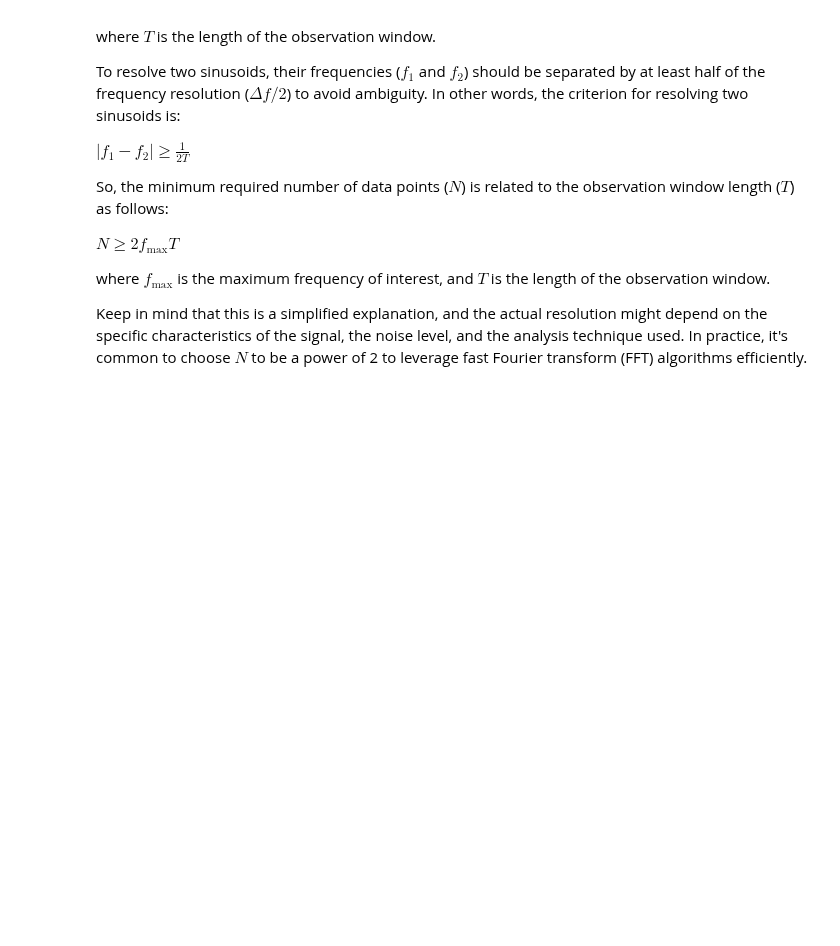
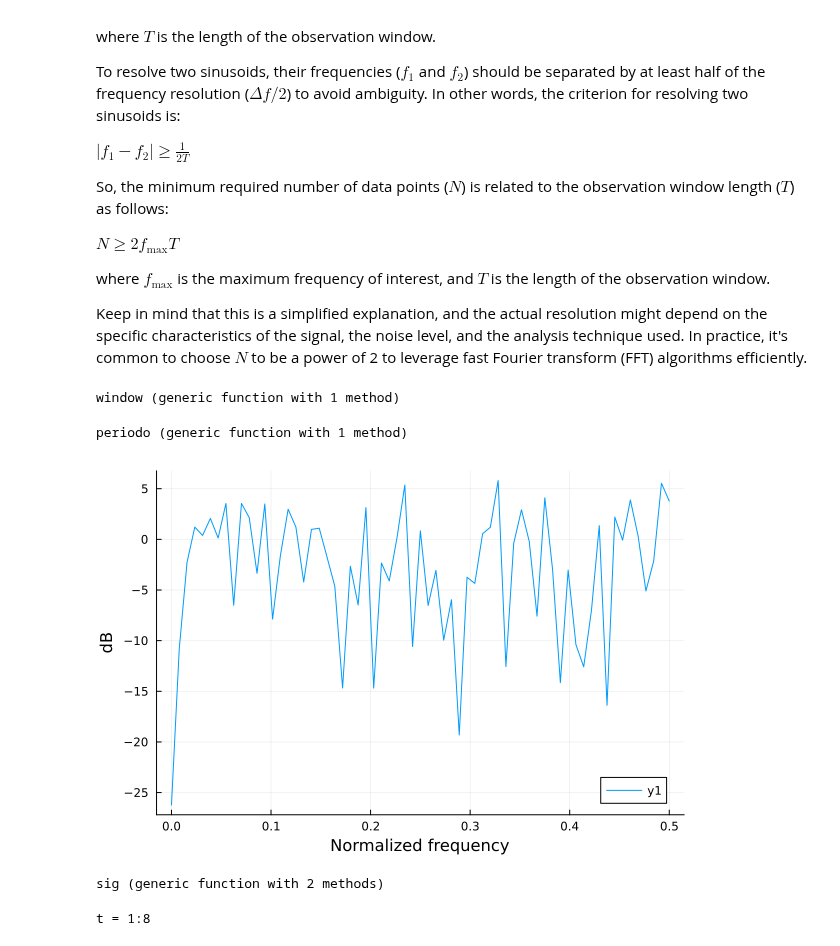
Before and after one commit to setrar/SSP, a Jupyter notebook: Homework/3/Part I/SpectrumEstimation.ipynb, the cells around one changed output. Drawn from its saved outputs; the diff is of its cells as text; code cells hidden in the pictures; blank space fills up the shorter version.

```diff
--- a/Homework/3/Part I/SpectrumEstimation.ipynb
+++ b/Homework/3/Part I/SpectrumEstimation.ipynb
@@ -62,0 +33,4 @@ display(plt)
+# %%
+include("window.jl")
+# %% [output]
+window (generic function with 1 method)
@@ -62,0 +50,21 @@ display(plt)
+# %%
+include("periodo.jl")
+# %% [output]
+periodo (generic function with 1 method)
+# %%
+# Example usage
+signal = randn(1000)  # Replace with your signal
+N = 128  # Replace with the desired number of bins
+periodo(signal, N)
+# %% [output]
+[figure, added]
+# %%
+include("sigm.jl")
+# %% [output]
+sig (generic function with 2 methods)
+# %%
+# Generate the signal
+N = 8
+y = sig(N);
+# %% [output]
+t = 1:8
```
Also changed, not shown: parts of 6 cells of this notebook, 8 other files.
